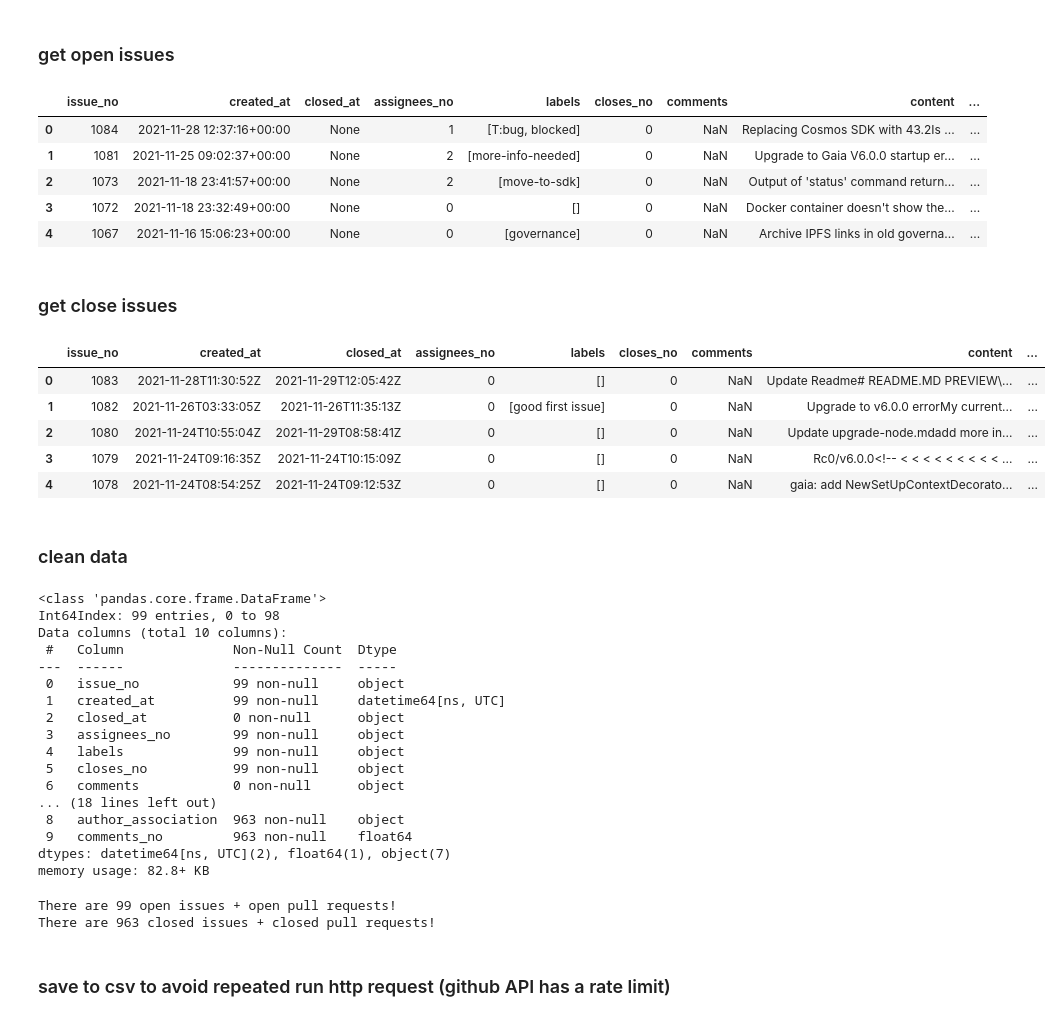
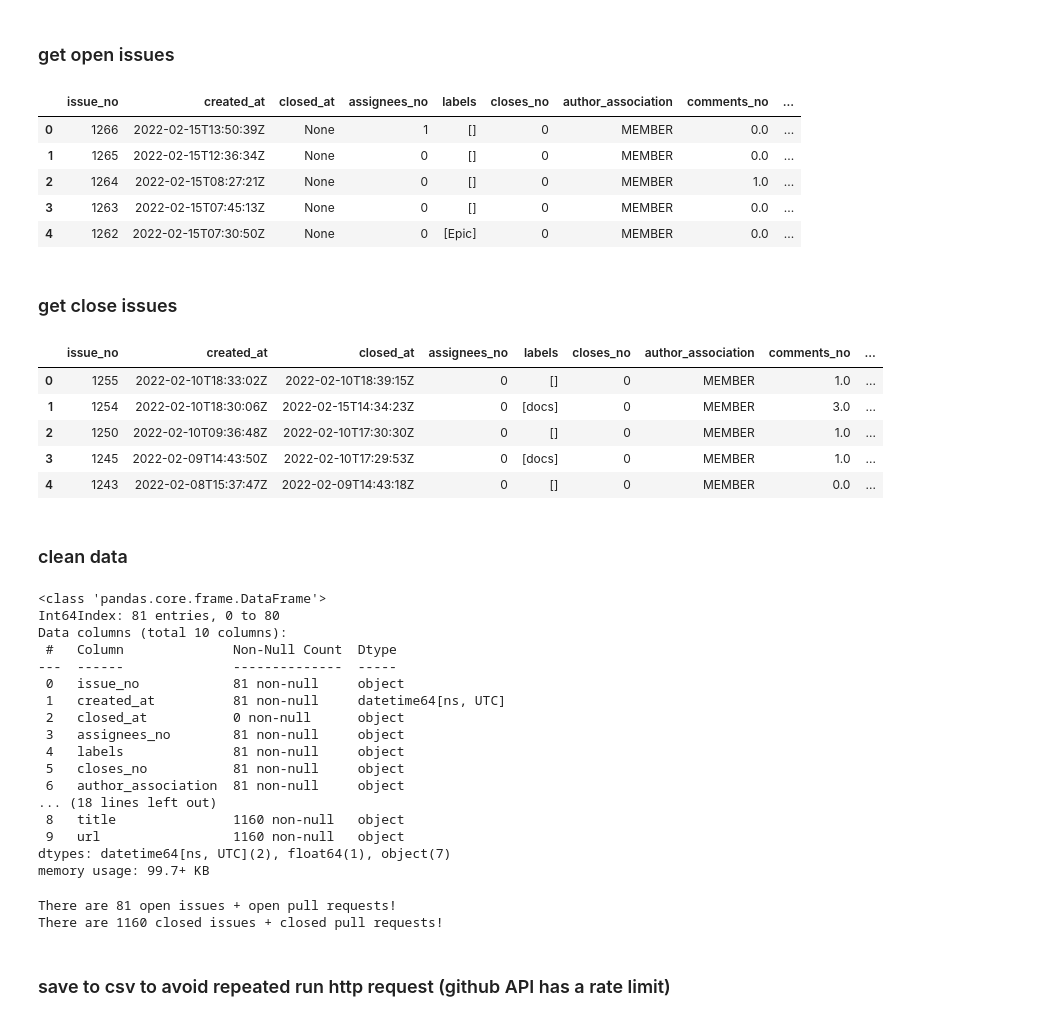
Before and after one commit to interchainberlin/repo-analysis, a Jupyter notebook: github_issue_analysis.ipynb, the cells around one changed output. Drawn from its saved outputs; the diff is of its cells as text; code cells hidden in the pictures.

Commit message:
Update script with new fields and generate report for start of sprint 0

```diff
--- a/github_issue_analysis.ipynb
+++ b/github_issue_analysis.ipynb
@@ -70,8 +70,6 @@ issues_df = pd.DataFrame(columns = ["issue_no",
                                     "assignees_no",
                                     "labels",
                                     "closes_no",
-                                    "comments",
-                                    "content",
                                     "author_association"])
 
 # prepare close issue df
@@ -81,8 +79,6 @@ closed_issues_df = pd.DataFrame(columns = ["issue_no",
                                     "assignees_no",
                                     "labels",
                                     "closes_no",
-                                    "comments",
-                                    "content",
                                     "author_association"])
 # %% [markdown]
 ### setup github token to get a higher threshhold for reqeust rate limit
@@ -99,13 +95,14 @@ while url != None:
     for i in range(len(r)):
         data = {
                  "issue_no": r[i]["number"],
+                 "title": r[i]["title"],
+                 "url": r[i]["url"],
                  "created_at": r[i]["created_at"],
                  "closed_at": r[i]["closed_at"],
                  "assignees_no": len(r[i]["assignees"]),
                  "labels": label_name(r[i]['labels']),
                  "closes_no": cross_link_issues(r[i]['body']),
                  "comments_no": r[i]['comments'],
-                 "content":  title_concat_body(r[i]['title'], r[i]['body']),
                  "author_association":r[i]['author_association'],
                 }
 
@@ -116,44 +113,45 @@ while url != None:
 
 issues_df.head()
 # %% [output]
-|  | issue_no | created_at | closed_at | assignees_no | labels | closes_no | comments | content | ... |
-| 0 | 1084 | 2021-11-28 12:37:16+00:00 | None | 1 | [T:bug, blocked] | 0 | NaN | Replacing Cosmos SDK with 43.2Is ... | ... |
-| 1 | 1081 | 2021-11-25 09:02:37+00:00 | None | 2 | [more-info-needed] | 0 | NaN | Upgrade to Gaia V6.0.0 startup er... | ... |
-| 2 | 1073 | 2021-11-18 23:41:57+00:00 | None | 2 | [move-to-sdk] | 0 | NaN | Output of 'status' command return... | ... |
-| 3 | 1072 | 2021-11-18 23:32:49+00:00 | None | 0 | [] | 0 | NaN | Docker container doesn't show the... | ... |
-| 4 | 1067 | 2021-11-16 15:06:23+00:00 | None | 0 | [governance] | 0 | NaN | Archive IPFS links in old governa... | ... |
+|  | issue_no | created_at | closed_at | assignees_no | labels | closes_no | author_association | comments_no | ... |
+| 0 | 1266 | 2022-02-15T13:50:39Z | None | 1 | [] | 0 | MEMBER | 0.0 | ... |
+| 1 | 1265 | 2022-02-15T12:36:34Z | None | 0 | [] | 0 | MEMBER | 0.0 | ... |
+| 2 | 1264 | 2022-02-15T08:27:21Z | None | 0 | [] | 0 | MEMBER | 1.0 | ... |
+| 3 | 1263 | 2022-02-15T07:45:13Z | None | 0 | [] | 0 | MEMBER | 0.0 | ... |
+| 4 | 1262 | 2022-02-15T07:30:50Z | None | 0 | [Epic] | 0 | MEMBER | 0.0 | ... |
 # %% [markdown]
 ### get close issues
 # %%
 closed_url = "https://api.github.com/repos/cosmos/gaia/issues?state=closed"
 while closed_url != None:
     time.sleep(2)
     r = requests.get(closed_url, headers=headers).json()
     for i in range(len(r)):
         data = {
                  "issue_no": r[i]["number"],
+                 "title": r[i]["title"],
+                 "url": r[i]["url"],
                  "created_at": r[i]["created_at"],
                  "closed_at": r[i]["closed_at"],
                  "assignees_no": len(r[i]["assignees"]),
                  "labels": label_name(r[i]['labels']),
                  "closes_no": cross_link_issues(r[i]['body']),
                  "comments_no": r[i]['comments'],
-                 "content": title_concat_body(r[i]['title'], r[i]['body']),
                  "author_association":r[i]['author_association'],
                 }
 
         closed_issues_df = closed_issues_df.append(data, ignore_index=True)
 
     link = requests.get(closed_url, headers=headers).headers.get('link', None)
     closed_url = next_page(link)
 closed_issues_df.head()
 # %% [output]
-|  | issue_no | created_at | closed_at | assignees_no | labels | closes_no | comments | content | ... |
-| 0 | 1083 | 2021-11-28T11:30:52Z | 2021-11-29T12:05:42Z | 0 | [] | 0 | NaN | Update Readme# README.MD PREVIEW\... | ... |
-| 1 | 1082 | 2021-11-26T03:33:05Z | 2021-11-26T11:35:13Z | 0 | [good first issue] | 0 | NaN | Upgrade to v6.0.0 errorMy current... | ... |
-| 2 | 1080 | 2021-11-24T10:55:04Z | 2021-11-29T08:58:41Z | 0 | [] | 0 | NaN | Update upgrade-node.mdadd more in... | ... |
-| 3 | 1079 | 2021-11-24T09:16:35Z | 2021-11-24T10:15:09Z | 0 | [] | 0 | NaN | Rc0/v6.0.0<!-- < < < < < < < < < ... | ... |
-| 4 | 1078 | 2021-11-24T08:54:25Z | 2021-11-24T09:12:53Z | 0 | [] | 0 | NaN | gaia: add NewSetUpContextDecorato... | ... |
+|  | issue_no | created_at | closed_at | assignees_no | labels | closes_no | author_association | comments_no | ... |
+| 0 | 1255 | 2022-02-10T18:33:02Z | 2022-02-10T18:39:15Z | 0 | [] | 0 | MEMBER | 1.0 | ... |
+| 1 | 1254 | 2022-02-10T18:30:06Z | 2022-02-15T14:34:23Z | 0 | [docs] | 0 | MEMBER | 3.0 | ... |
+| 2 | 1250 | 2022-02-10T09:36:48Z | 2022-02-10T17:30:30Z | 0 | [] | 0 | MEMBER | 1.0 | ... |
+| 3 | 1245 | 2022-02-09T14:43:50Z | 2022-02-10T17:29:53Z | 0 | [docs] | 0 | MEMBER | 1.0 | ... |
+| 4 | 1243 | 2022-02-08T15:37:47Z | 2022-02-09T14:43:18Z | 0 | [] | 0 | MEMBER | 0.0 | ... |
 # %% [markdown]
 ### clean data
 # %%
@@ -169,30 +167,32 @@ issues_df.info()
 closed_issues_df.info()
 # %% [output]
 <class 'pandas.core.frame.DataFrame'>
-Int64Index: 99 entries, 0 to 98
+Int64Index: 81 entries, 0 to 80
 Data columns (total 10 columns):
  #   Column              Non-Null Count  Dtype
 ---  ------              --------------  -----
- 0   issue_no            99 non-null     object
- 1   created_at          99 non-null     datetime64[ns, UTC]
+ 0   issue_no            81 non-null     object
+ 1   created_at          81 non-null     datetime64[ns, UTC]
  2   closed_at           0 non-null      object
- 3   assignees_no        99 non-null     object
- 4   labels              99 non-null     object
- 5   closes_no           99 non-null     object
- 6   comments            0 non-null      object
+ 3   assignees_no        81 non-null     object
+ 4   labels              81 non-null     object
+ 5   closes_no           81 non-null     object
+ 6   author_association  81 non-null     object
 ... (18 lines left out)
- 8   author_association  963 non-null    object
- 9   comments_no         963 non-null    float64
+ 8   title               1160 non-null   object
+ 9   url                 1160 non-null   object
 dtypes: datetime64[ns, UTC](2), float64(1), object(7)
-memory usage: 82.8+ KB
+memory usage: 99.7+ KB
 # %%
-issues_df.to_csv('./open.csv')
-closed_issues_df.to_csv('./close.csv')
+date = datetime.today().strftime('%Y-%m-%d')
+
+issues_df.to_csv('./reports/open-issues-' + date + '.csv')
+closed_issues_df.to_csv('./reports/closed-issues-' + date + '.csv')
 print('There are {} open issues + open pull requests!'.format(issues_df.shape[0]))
 print('There are {} closed issues + closed pull requests!'.format(closed_issues_df.shape[0]))
 # %% [output]
-There are 99 open issues + open pull requests!
-There are 963 closed issues + closed pull requests!
+There are 81 open issues + open pull requests!
+There are 1160 closed issues + closed pull requests!
 # %% [markdown]
 ### save to csv to avoid repeated run http request (github API has a rate limit)
 # %%
```
Also changed, not shown: parts of 1 cell of this notebook, 4 other files.
